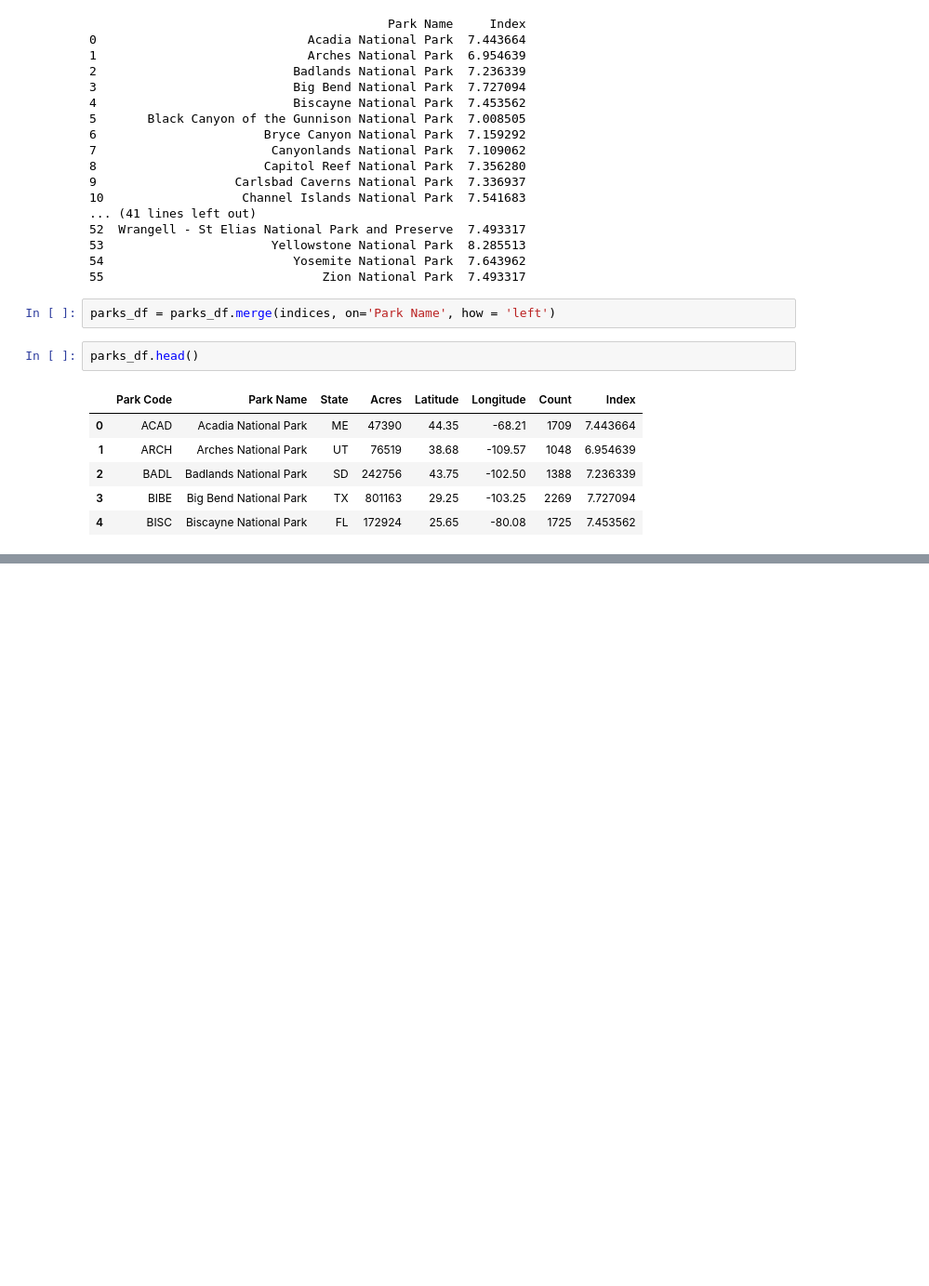
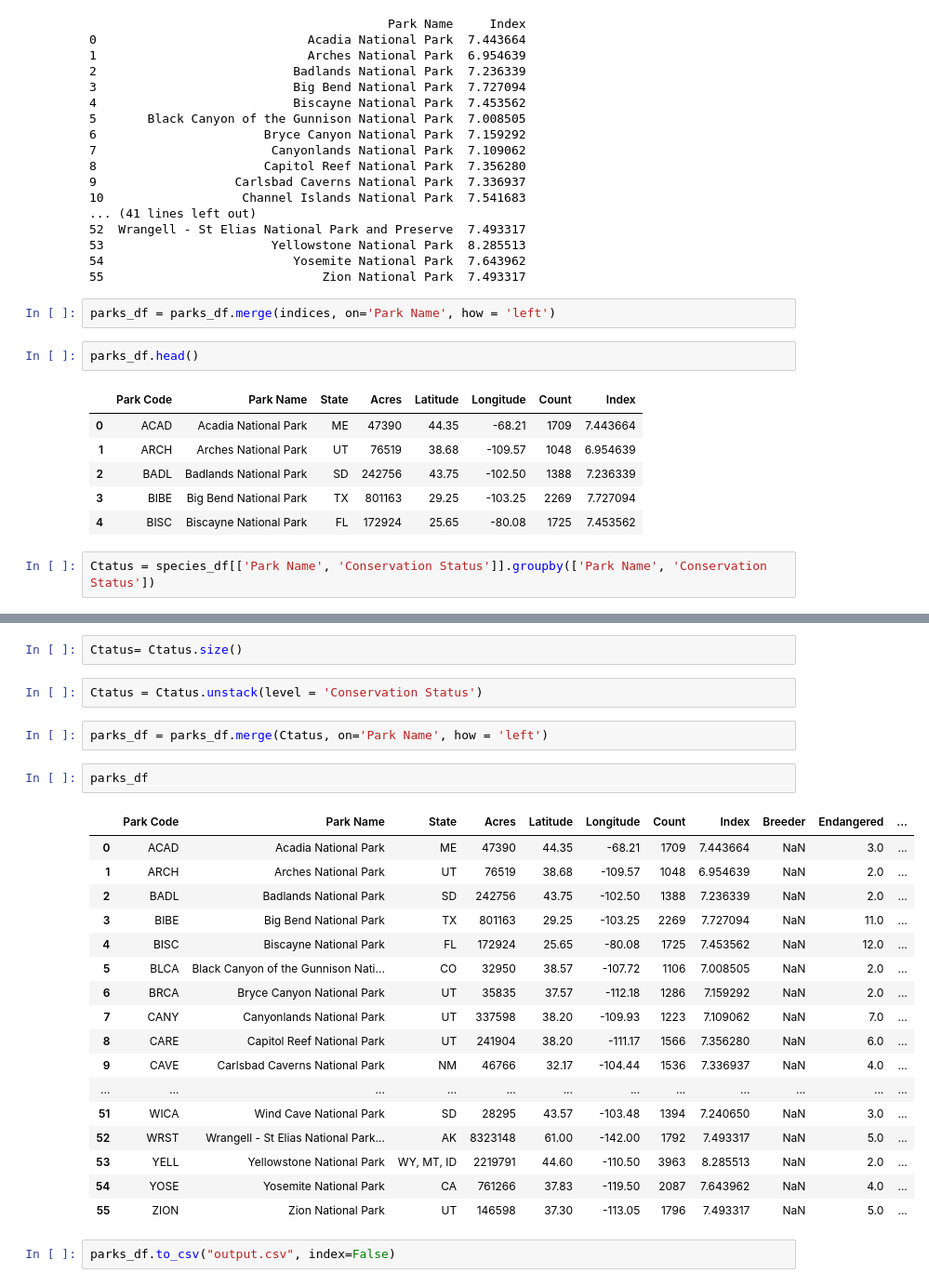
Before and after one commit to Chris-Quan/Biodiversity-in-National-Parks, a Jupyter notebook: main.ipynb, the cells around one changed output, grey strips where cells are left out. Shown: that part at 93% size. Drawn from its saved outputs; the diff is of its cells as text; blank space fills up the shorter version.

Commit message:
added conservation status to exported data

```diff
--- a/main.ipynb
+++ b/main.ipynb
@@ -300,3 +300,5 @@ parks_df.head()
 | 2 | BADL | Badlands National Park | SD | 242756 | 43.75 | -102.50 | 1388 | 7.236339 |
 | 3 | BIBE | Big Bend National Park | TX | 801163 | 29.25 | -103.25 | 2269 | 7.727094 |
 | 4 | BISC | Biscayne National Park | FL | 172924 | 25.65 | -80.08 | 1725 | 7.453562 |
+# %%
+Ctatus = species_df[['Park Name', 'Conservation Status']].groupby(['Park Name', 'Conservation Status'])
@@ -302,0 +321,28 @@ parks_df.head()
+# %%
+Ctatus= Ctatus.size()
+# %%
+Ctatus = Ctatus.unstack(level = 'Conservation Status')
+# %%
+parks_df = parks_df.merge(Ctatus, on='Park Name', how = 'left')
+# %%
+parks_df
+# %% [output]
+|  | Park Code | Park Name | State | Acres | Latitude | Longitude | Count | Index | Breeder | Endangered | ... |
+| 0 | ACAD | Acadia National Park | ME | 47390 | 44.35 | -68.21 | 1709 | 7.443664 | NaN | 3.0 | ... |
+| 1 | ARCH | Arches National Park | UT | 76519 | 38.68 | -109.57 | 1048 | 6.954639 | NaN | 2.0 | ... |
+| 2 | BADL | Badlands National Park | SD | 242756 | 43.75 | -102.50 | 1388 | 7.236339 | NaN | 2.0 | ... |
+| 3 | BIBE | Big Bend National Park | TX | 801163 | 29.25 | -103.25 | 2269 | 7.727094 | NaN | 11.0 | ... |
+| 4 | BISC | Biscayne National Park | FL | 172924 | 25.65 | -80.08 | 1725 | 7.453562 | NaN | 12.0 | ... |
+| 5 | BLCA | Black Canyon of the Gunnison Nati... | CO | 32950 | 38.57 | -107.72 | 1106 | 7.008505 | NaN | 2.0 | ... |
+| 6 | BRCA | Bryce Canyon National Park | UT | 35835 | 37.57 | -112.18 | 1286 | 7.159292 | NaN | 2.0 | ... |
+| 7 | CANY | Canyonlands National Park | UT | 337598 | 38.20 | -109.93 | 1223 | 7.109062 | NaN | 7.0 | ... |
+| 8 | CARE | Capitol Reef National Park | UT | 241904 | 38.20 | -111.17 | 1566 | 7.356280 | NaN | 6.0 | ... |
+| 9 | CAVE | Carlsbad Caverns National Park | NM | 46766 | 32.17 | -104.44 | 1536 | 7.336937 | NaN | 4.0 | ... |
+| ... | ... | ... | ... | ... | ... | ... | ... | ... | ... | ... | ... |
+| 51 | WICA | Wind Cave National Park | SD | 28295 | 43.57 | -103.48 | 1394 | 7.240650 | NaN | 3.0 | ... |
+| 52 | WRST | Wrangell - St Elias National Park... | AK | 8323148 | 61.00 | -142.00 | 1792 | 7.493317 | NaN | 5.0 | ... |
+| 53 | YELL | Yellowstone National Park | WY, MT, ID | 2219791 | 44.60 | -110.50 | 3963 | 8.285513 | NaN | 2.0 | ... |
+| 54 | YOSE | Yosemite National Park | CA | 761266 | 37.83 | -119.50 | 2087 | 7.643962 | NaN | 4.0 | ... |
+| 55 | ZION | Zion National Park | UT | 146598 | 37.30 | -113.05 | 1796 | 7.493317 | NaN | 5.0 | ... |
+# %%
+parks_df.to_csv("output.csv", index=False)
```
Also changed, not shown: parts of 1 cell of this notebook.
